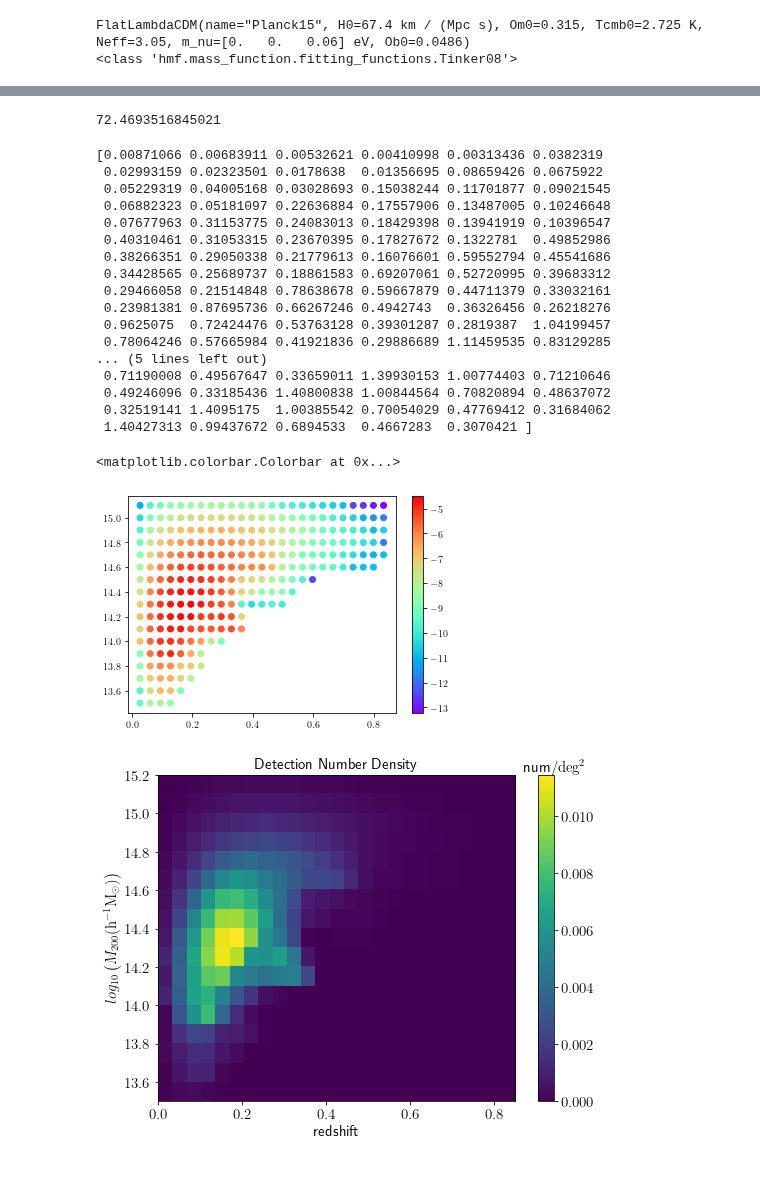
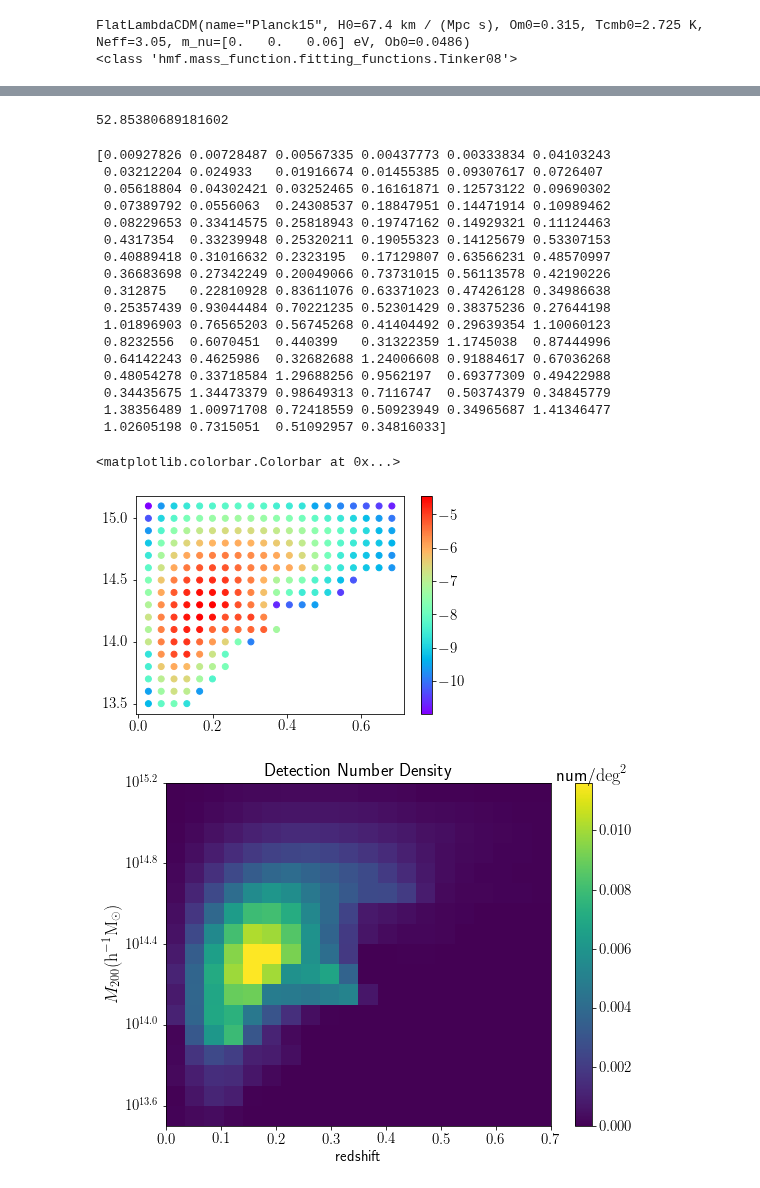
Before and after one commit to mr-superonion/splinv, a Jupyter notebook: notebook/sim/haloModelS16.ipynb, the cells around one changed output, grey strips where cells are left out. Cells and saved outputs as stored; diff of their text form; code cells hidden in the pictures.

```diff
--- a/notebook/sim/haloModelS16.ipynb
+++ b/notebook/sim/haloModelS16.ipynb
@@ -10,9 +10,9 @@ import astropy.io.ascii as ascii
 import cosmology
 cosmo=cosmology.Cosmo(h=1.,omega_m=0.315)
 from scipy.interpolate import griddata
-if False:
+if True:
     detfname='/work/xiangchong.li/work/massMapSparse/sim/planck-cosmo/nfw-halos/haloDet-NFW-lbd50-nu15.csv'
-    figMsDir='/work/xiangchong.li/superonionGW/code/massMap_Private/doc/paper_ms_method_HSCY1/'
+    figMsDir='/work/xiangchong.li/work/massMapSparse/sim/plot/'
 else:
     detfname='/home/xiangchong/work/gw_ipmu/work/massMapSparse/sim/planck-cosmo/nfw-halos/haloDet-NFW-lbd50-nu15.csv'
     figMsDir='/home/xiangchong/.local/code/massMap_Private/doc/paper_ms_method_HSCY1/'
@@ -29,8 +29,8 @@ print(mf.hmf_model)
 FlatLambdaCDM(name="Planck15", H0=67.4 km / (Mpc s), Om0=0.315, Tcmb0=2.725 K, Neff=3.05, m_nu=[0.   0.   0.06] eV, Ob0=0.0486)
 <class 'hmf.mass_function.fitting_functions.Tinker08'>
 # %%
-nsamp=25
-zbound=np.linspace(0.01,0.85,nsamp+1)
+nsamp=20
+zbound=np.linspace(0.01,0.70,nsamp+1)
 zmin=zbound[:-1]
 zmax=zbound[1:]
 zave=(zmin+zmax)/2.
@@ -80,28 +83,28 @@ plt.colorbar()
 # %%
 print(np.sum(nlist))
 # %% [output]
-72.4693516845021
+52.85380689181602
 # %%
 mask=mlist<13.9
 print(nlist[mask])
 # %% [output]
-[0.00871066 0.00683911 0.00532621 0.00410998 0.00313436 0.0382319
- 0.02993159 0.02323501 0.0178638  0.01356695 0.08659426 0.0675922
- 0.05229319 0.04005168 0.03028693 0.15038244 0.11701877 0.09021545
- 0.06882323 0.05181097 0.22636884 0.17557906 0.13487005 0.10246648
- 0.07677963 0.31153775 0.24083013 0.18429398 0.13941919 0.10396547
- 0.40310461 0.31053315 0.23670395 0.17827672 0.1322781  0.49852986
- 0.38266351 0.29050338 0.21779613 0.16076601 0.59552794 0.45541686
- 0.34428565 0.25689737 0.18861583 0.69207061 0.52720995 0.39683312
- 0.29466058 0.21514848 0.78638678 0.59667879 0.44711379 0.33032161
- 0.23981381 0.87695736 0.66267246 0.4942743  0.36326456 0.26218276
- 0.9625075  0.72424476 0.53763128 0.39301287 0.2819387  1.04199457
- 0.78064246 0.57665984 0.41921836 0.29886689 1.11459535 0.83129285
-... (5 lines left out)
- 0.71190008 0.49567647 0.33659011 1.39930153 1.00774403 0.71210646
- 0.49246096 0.33185436 1.40800838 1.00844564 0.70820894 0.48637072
- 0.32519141 1.4095175  1.00385542 0.70054029 0.47769412 0.31684062
- 1.40427313 0.99437672 0.6894533  0.4667283  0.3070421 ]
+[0.00927826 0.00728487 0.00567335 0.00437773 0.00333834 0.04103243
+ 0.03212204 0.024933   0.01916674 0.01455385 0.09307617 0.0726407
+ 0.05618804 0.04302421 0.03252465 0.16161871 0.12573122 0.09690302
+ 0.07389792 0.0556063  0.24308537 0.18847951 0.14471914 0.10989462
+ 0.08229653 0.33414575 0.25818943 0.19747162 0.14929321 0.11124463
+ 0.4317354  0.33239948 0.25320211 0.19055323 0.14125679 0.53307153
+ 0.40889418 0.31016632 0.2323195  0.17129807 0.63566231 0.48570997
+ 0.36683698 0.27342249 0.20049066 0.73731015 0.56113578 0.42190226
+ 0.312875   0.22810928 0.83611076 0.63371023 0.47426128 0.34986638
+ 0.25357439 0.93044484 0.70221235 0.52301429 0.38375236 0.27644198
+ 1.01896903 0.76565203 0.56745268 0.41404492 0.29639354 1.10060123
+ 0.8232556  0.6070451  0.440399   0.31322359 1.1745038  0.87444996
+ 0.64142243 0.4625986  0.32682688 1.24006608 0.91884617 0.67036268
+ 0.48054278 0.33718584 1.29688256 0.9562197  0.69377309 0.49422988
+ 0.34435675 1.34473379 0.98649313 0.7116747  0.50374379 0.34845779
+ 1.38356489 1.00971708 0.72418559 0.50923949 0.34965687 1.41346477
+ 1.02605198 0.7315051  0.51092957 0.34816033]
 # %%
 zdet=data['zh']
 log10mDet=data['log10_M200']
@@ -125,16 +128,19 @@ plt.scatter(zlist,mlist,c=log(nlist*detEst),cmap='rainbow')
 plt.colorbar()
 # %% [output]
 <matplotlib.colorbar.Colorbar at 0x...>
-[figure, old version]
+[figure, new version]
 # %%
 sp=(len(zave),len(zlist)//len(zave))
 plt.figure(figsize=(8,6))
-plt.title('Detection Number Density',fontsize=15)
-plt.imshow(np.transpose((nlist*detEst).reshape(sp)),aspect='auto',origin='lower',extent=(0,0.85,13.5,15.2))
+plt.title('Detection Number Density')
+plt.imshow(np.transpose((nlist*detEst).reshape(sp)),aspect='auto',origin='lower',extent=(0,0.7,13.5,15.2))
 plt.xlabel('redshift',fontsize=15)
-plt.ylabel(r'$log_{10}\left(M_{200} (\rm{h^{-1}M_{\odot}})\right)$',fontsize=15)
+plt.ylabel(r'$M_{200} (\rm{h^{-1}M_{\odot}})$')
+plt.yticks((13.6,14.0,14.4,14.8,15.2),\
+  (r'$10^{13.6}$',r'$10^{14.0}$',r'$10^{14.4}$',r'$10^{14.8}$',r'$10^{15.2}$'))
 clb=plt.colorbar()
 clb.set_label(r'num$/\rm{deg}^2$', labelpad=-40, y=1.05, rotation=0)
+plt.tight_layout()
 plt.savefig(os.path.join(figMsDir,'detNum_zm.pdf'))
 # %% [output]
-[figure, old version]
+[figure, new version]
```
Also changed, not shown: parts of 5 cells of this notebook, 1 other file.
